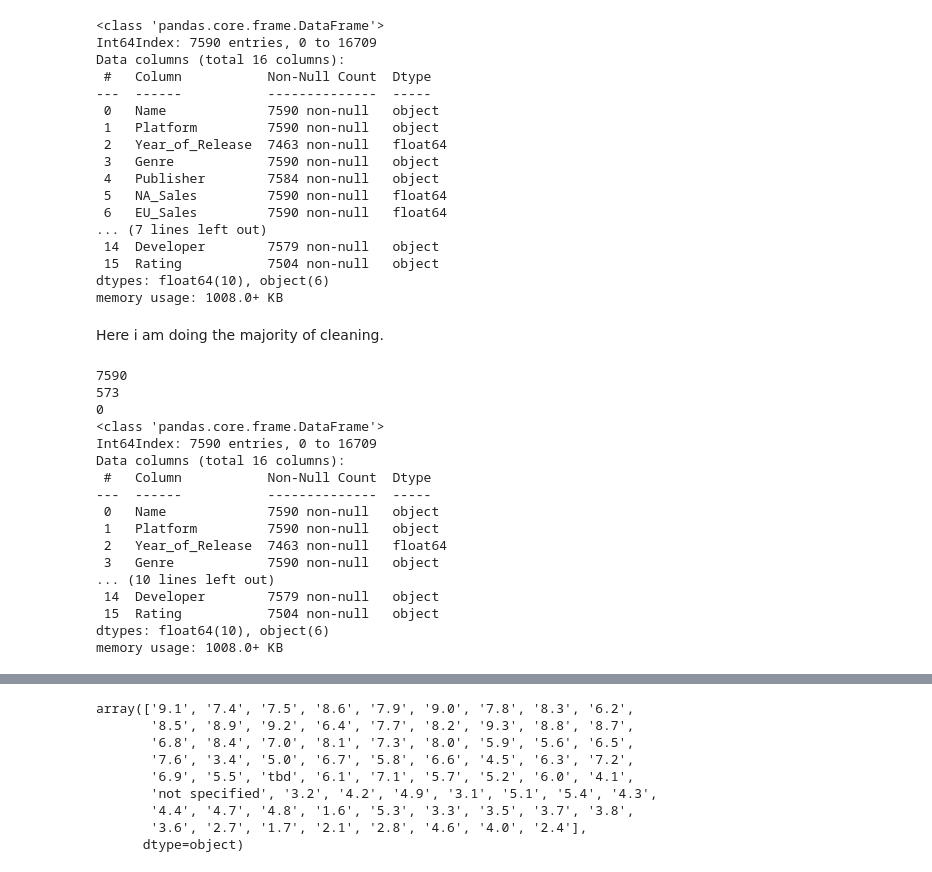
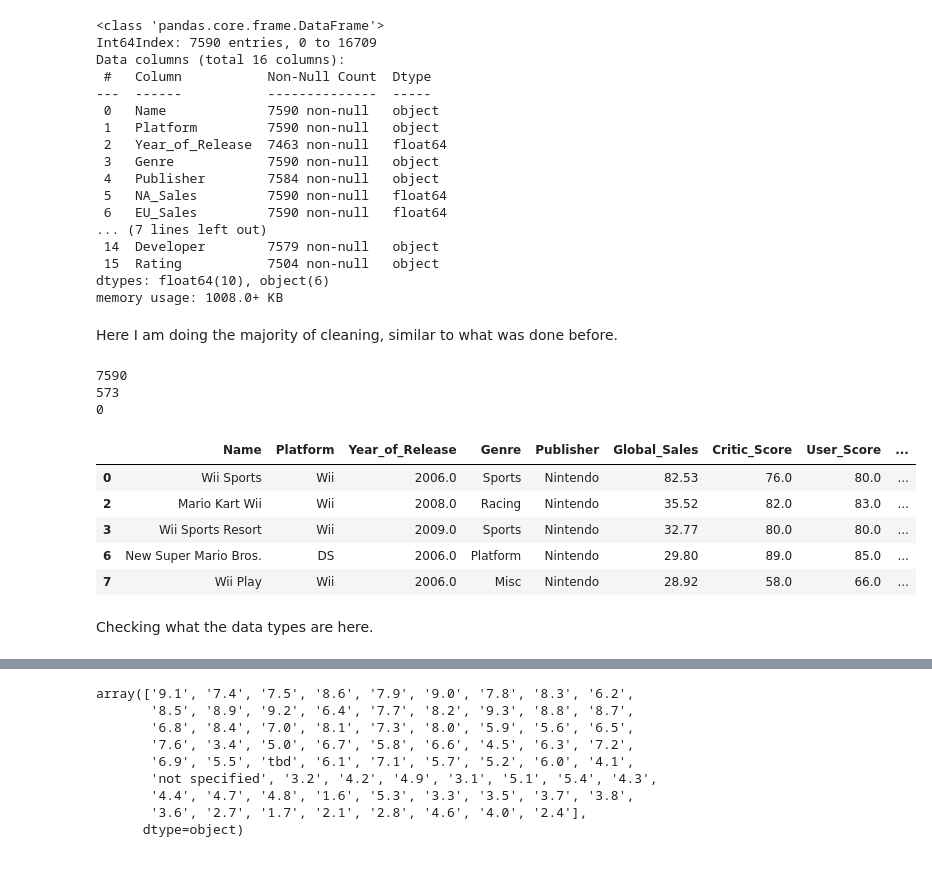
Before and after one commit to OrenRoss/nycdsa_python, a Jupyter notebook: VG_review_merging.ipynb, the cells around one changed output, grey strips where cells are left out. Drawn from its saved outputs; the diff is of its cells as text; code cells hidden in the pictures.

```diff
--- a/VG_review_merging.ipynb
+++ b/VG_review_merging.ipynb
@@ -102,32 +113,26 @@ Data columns (total 16 columns):
 dtypes: float64(10), object(6)
 memory usage: 1008.0+ KB
 # %% [markdown]
-Here i am doing the majority of cleaning.
+Here I am doing the majority of cleaning, similar to what was done before.
 # %%
 print(len(vg2))
 print(vg2['Critic_Score'].isna().sum())
 print(vg2['User_Score'].isna().sum())
 
-vg2 = vg2.drop(columns=['NA_Sales', 'EU_Sales', 'JP_Sales', 'Other_Sales', 'Critic_Count','Rating'])
+vg2.drop(columns=['NA_Sales', 'EU_Sales', 'JP_Sales', 'Other_Sales', 'Critic_Count','Rating'], inplace=True)
 vg2.head()
 # %% [output]
 7590
 573
 0
-<class 'pandas.core.frame.DataFrame'>
-Int64Index: 7590 entries, 0 to 16709
-Data columns (total 16 columns):
- #   Column           Non-Null Count  Dtype
----  ------           --------------  -----
- 0   Name             7590 non-null   object
- 1   Platform         7590 non-null   object
- 2   Year_of_Release  7463 non-null   float64
- 3   Genre            7590 non-null   object
-... (10 lines left out)
- 14  Developer        7579 non-null   object
- 15  Rating           7504 non-null   object
-dtypes: float64(10), object(6)
-memory usage: 1008.0+ KB
+|  | Name | Platform | Year_of_Release | Genre | Publisher | Global_Sales | Critic_Score | User_Score | ... |
+| 0 | Wii Sports | Wii | 2006.0 | Sports | Nintendo | 82.53 | 76.0 | 80.0 | ... |
+| 2 | Mario Kart Wii | Wii | 2008.0 | Racing | Nintendo | 35.52 | 82.0 | 83.0 | ... |
+| 3 | Wii Sports Resort | Wii | 2009.0 | Sports | Nintendo | 32.77 | 80.0 | 80.0 | ... |
+| 6 | New Super Mario Bros. | DS | 2006.0 | Platform | Nintendo | 29.80 | 89.0 | 85.0 | ... |
+| 7 | Wii Play | Wii | 2006.0 | Misc | Nintendo | 28.92 | 58.0 | 66.0 | ... |
+# %% [markdown]
+Checking what the data types are here.
 # %%
 vg2.info()
 # %% [output]
```
Also changed, not shown: parts of 55 cells of this notebook, 12 other files.
